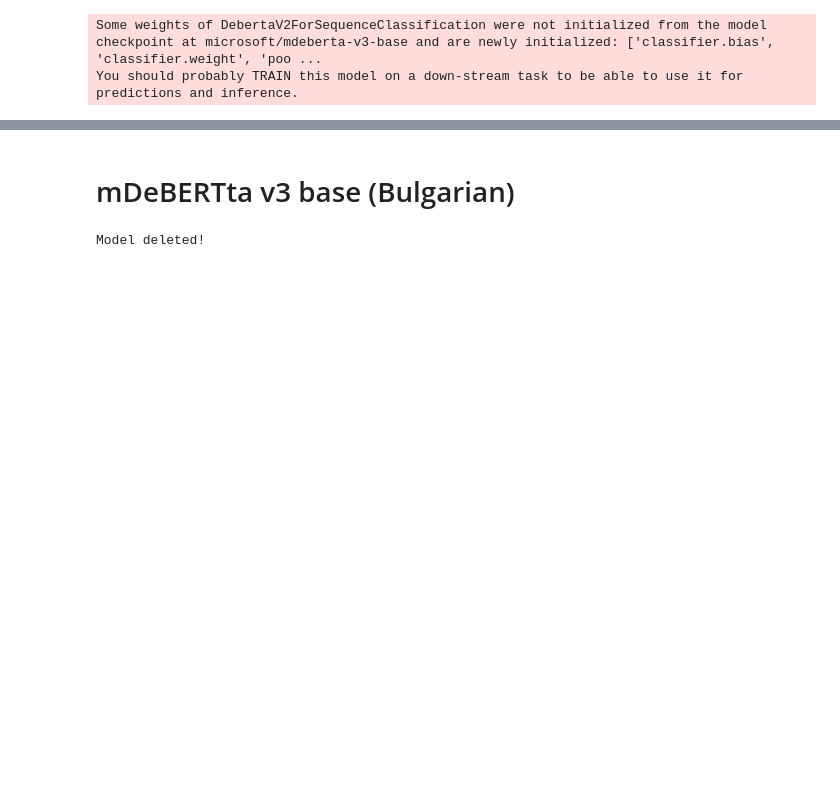
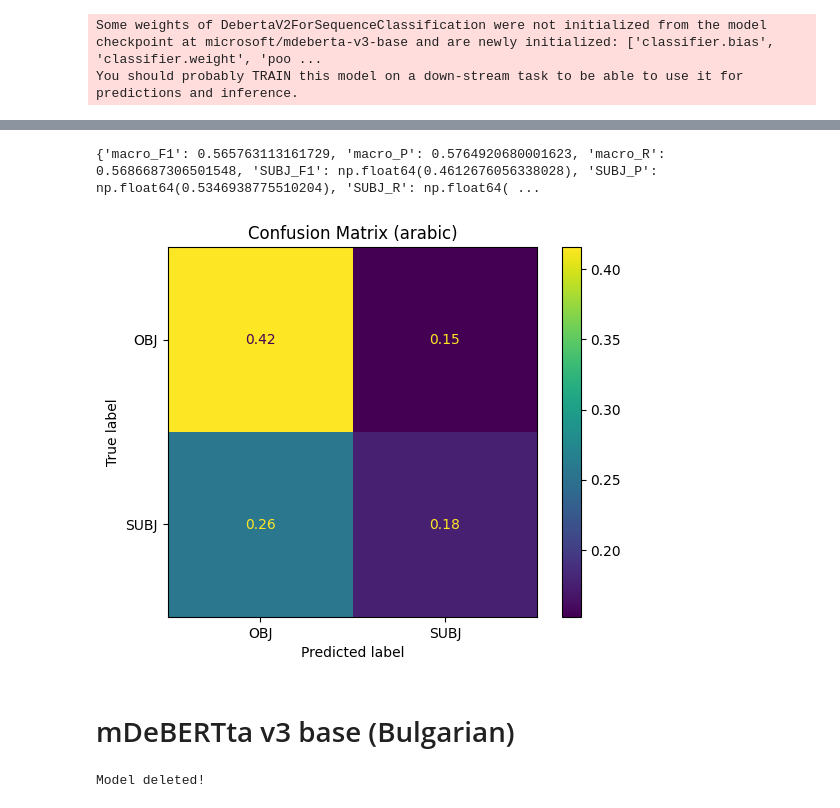
Before and after one commit to MatteoFasulo/clef2025-checkthat, a Jupyter notebook: notebook.ipynb, the cells around one changed output, grey strips where cells are left out. Saved outputs shown, nothing was run; the diff lists cells and outputs as text; code cells hidden in the pictures; blank space fills up the shorter version.

```diff
--- a/notebook.ipynb
+++ b/notebook.ipynb
@@ -468,11 +293,0 @@ criterion = torch.nn.CrossEntropyLoss(weight=class_weights, label_smoothing=labe
-# %%
-model = detector.train_model(
-    model=model,
-    model_name=f"mDeBERTa-base-subjectivity-{language}.pth",
-    train_dl=train_dl,
-    dev_dl=dev_dl,
-    criterion=criterion,
-    optimizer=optimizer,
-    scheduler=scheduler,
-    epochs=epochs,
-    device=device)
@@ -489,2 +293,0 @@ Loading the best model checkpoint
-# %%
-results[language] = detector.test_model(model, test_dl, title=language)
@@ -493,0 +391,12 @@ results[language] = detector.test_model(model, test_dl, title=language)
+# %%
+# Create a Trainer instance
+trainer = CustomTrainer(
+    model=model,
+    args=training_args,
+    train_dataset=train_data,
+    eval_dataset=dev_data,
+    data_collator=collator_fn,
+    compute_metrics=evaluate_metrics,
+    class_weights=class_weights,
+    device=device,
+)
@@ -493,0 +415,15 @@ results[language] = detector.test_model(model, test_dl, title=language)
+# %%
+test_predictions, test_labels, _ = trainer.predict(test_data)
+
+stats = evaluate_metrics((test_predictions, test_labels))
+
+test_predictions = np.argmax(test_predictions, axis=1)
+
+print(stats)
+results[language] = stats
+
+cm = confusion_matrix(test_labels, test_predictions, normalize='all')
+ConfusionMatrixDisplay(cm, display_labels=['OBJ', 'SUBJ']).plot()
+plt.title(f"Confusion Matrix ({language})")
+plt.show()
+# %% [output]
@@ -494,3 +431,5 @@ results[language] = detector.test_model(model, test_dl, title=language)
+{'macro_F1': 0.565763113161729, 'macro_P': 0.5764920680001623, 'macro_R': 0.5686687306501548, 'SUBJ_F1': np.float64(0.4612676056338028), 'SUBJ_P': np.float64(0.5346938775510204), 'SUBJ_R': np.float64( ...
+[figure, added]
 # %% [markdown]
 # mDeBERTta v3 base (Bulgarian)
 # %%
```
Also changed, not shown: parts of 68 cells of this notebook, 1 other file.
